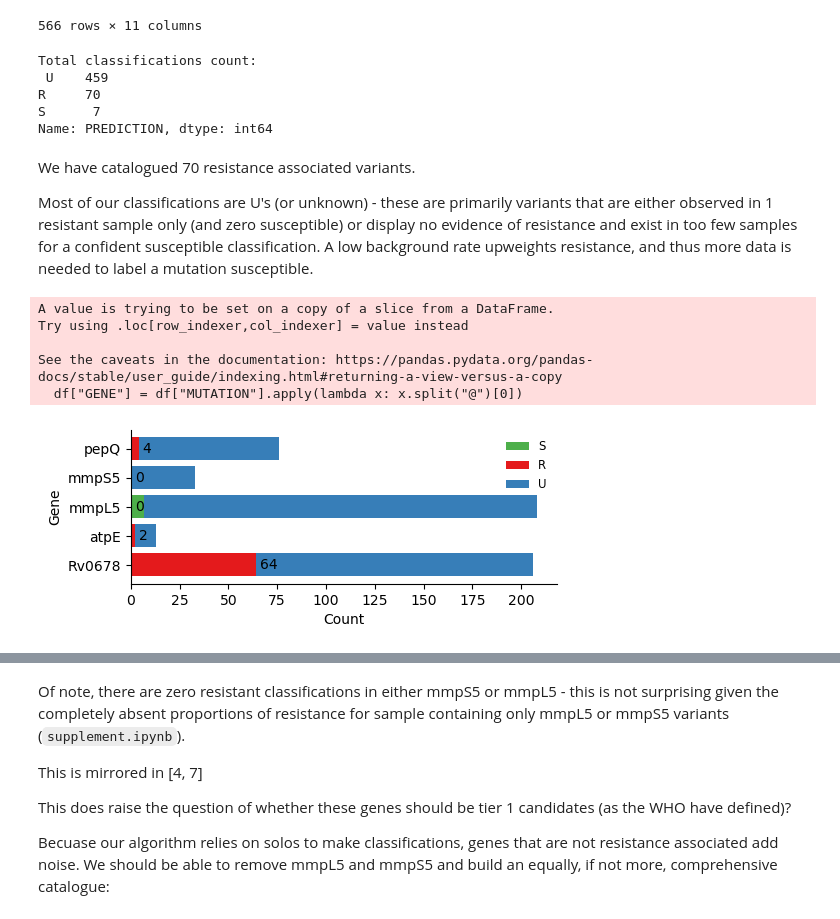
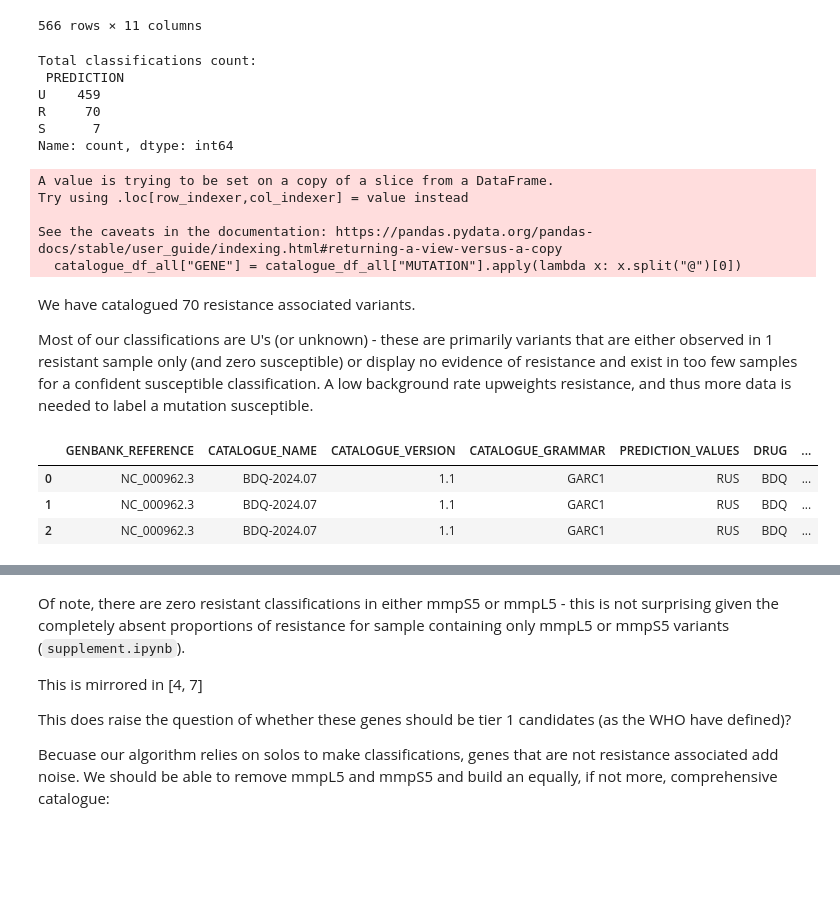
Before and after one commit to fowler-lab/tb-bdq-cat, a Jupyter notebook: Results_1.ipynb, the cells around one changed output, grey strips where cells are left out. Saved outputs shown, nothing was run; the diff lists cells and outputs as text; code cells hidden in the pictures; blank space fills up the shorter version.

```diff
--- a/Results_1.ipynb
+++ b/Results_1.ipynb
@@ -197,27 +204,34 @@ catalogue_df
 566 rows × 11 columns
 # %%
 #filter out seeded and default rule rows for catalogue counts
-catalogue_df['EVIDENCE'] = catalogue_df['EVIDENCE'].apply(ast.literal_eval)
+catalogue_df_all['EVIDENCE'] = catalogue_df_all['EVIDENCE'].apply(ast.literal_eval)
 
-catalogue_df = catalogue_df[~catalogue_df['EVIDENCE'].apply(lambda x: any(key in x for key in ['seeded', 'default_rule']))]
+catalogue_df_all = catalogue_df_all[~catalogue_df_all['EVIDENCE'].apply(lambda x: any(key in x for key in ['seeded', 'default_rule']))]
 
-print ('Total classifications count:\n', catalogue_df.PREDICTION.value_counts())
+# Extract the gene names
+catalogue_df_all["GENE"] = catalogue_df_all["MUTATION"].apply(lambda x: x.split("@")[0])
+
+print ('Total classifications count:\n', catalogue_df_all.PREDICTION.value_counts())
 # %% [output]
 Total classifications count:
- U    459
+ PREDICTION
+U    459
 R     70
 S      7
-Name: PREDICTION, dtype: int64
+Name: count, dtype: int64
+A value is trying to be set on a copy of a slice from a DataFrame.
+Try using .loc[row_indexer,col_indexer] = value instead
+
+See the caveats in the documentation: https://pandas.pydata.org/pandas-docs/stable/user_guide/indexing.html#returning-a-view-versus-a-copy
+  catalogue_df_all["GENE"] = catalogue_df_all["MUTATION"].apply(lambda x: x.split("@")[0])
 # %% [markdown]
 We have catalogued 70 resistance associated variants.
 
 Most of our classifications are U's (or unknown) - these are primarily variants that are either observed in 1 resistant sample only (and zero susceptible) or display no evidence of resistance and exist in too few samples for a confident susceptible classification. A low background rate upweights resistance, and thus more data is needed to label a mutation susceptible.
-# %%
-utils.plot_catalogue_counts(catalogue_df, figsize=(5.5, 2))
-# %% [output]
-A value is trying to be set on a copy of a slice from a DataFrame.
-Try using .loc[row_indexer,col_indexer] = value instead
-
-See the caveats in the documentation: https://pandas.pydata.org/pandas-docs/stable/user_guide/indexing.html#returning-a-view-versus-a-copy
-  df["GENE"] = df["MUTATION"].apply(lambda x: x.split("@")[0])
-[figure, removed]
+# %%
+catalogue_df_all[:3]
+# %% [output]
+|  | GENBANK_REFERENCE | CATALOGUE_NAME | CATALOGUE_VERSION | CATALOGUE_GRAMMAR | PREDICTION_VALUES | DRUG | ... |
+| 0 | NC_000962.3 | BDQ-2024.07 | 1.1 | GARC1 | RUS | BDQ | ... |
+| 1 | NC_000962.3 | BDQ-2024.07 | 1.1 | GARC1 | RUS | BDQ | ... |
+| 2 | NC_000962.3 | BDQ-2024.07 | 1.1 | GARC1 | RUS | BDQ | ... |
```
Also changed, not shown: parts of 8 cells of this notebook, 5 other files.
